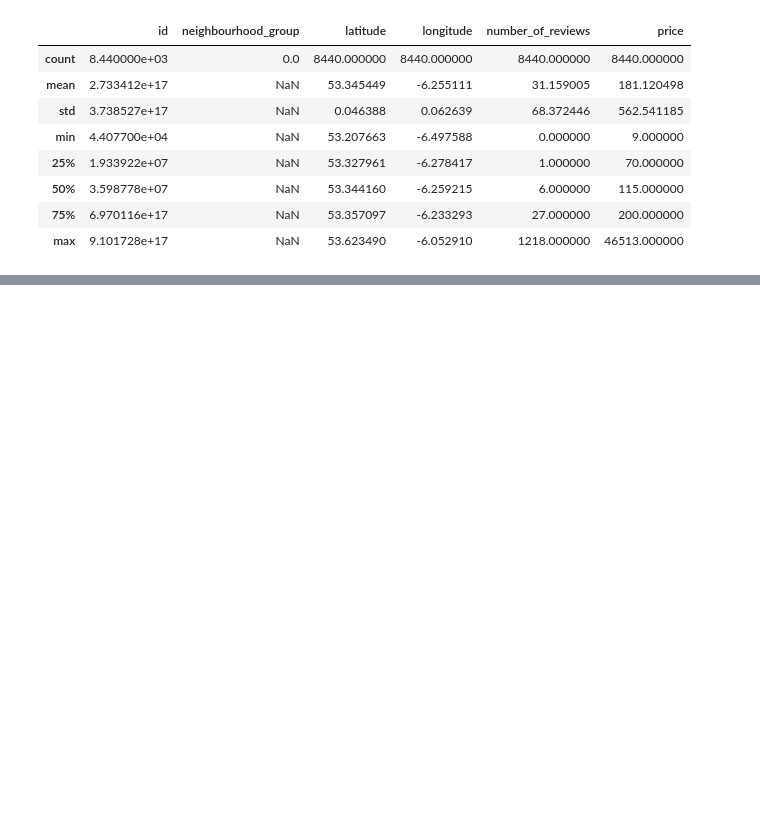
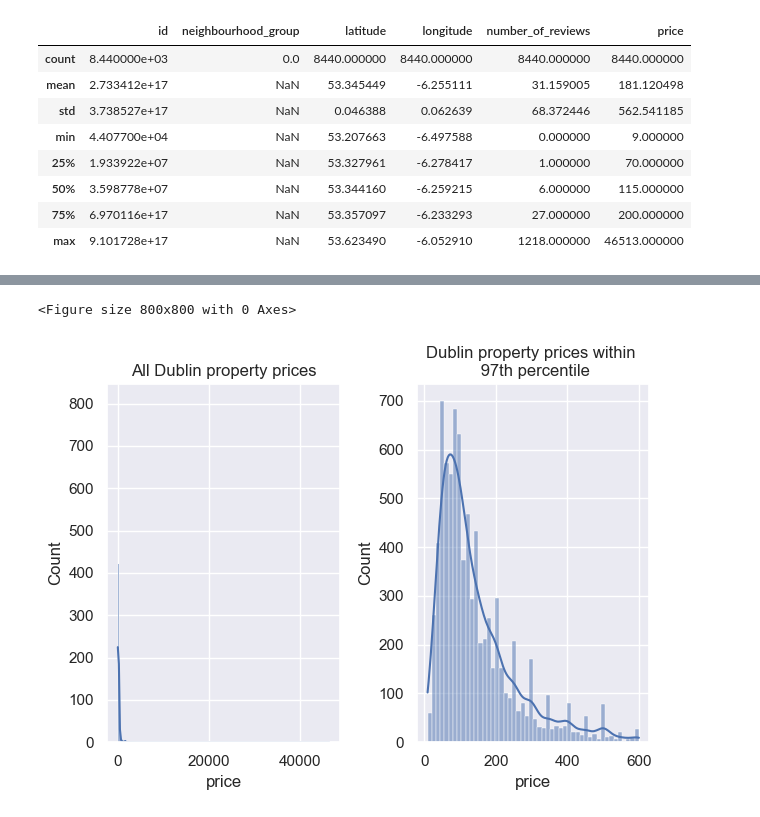
Before and after one commit to MattMacCollum/Dublin-Air-Bnb-Geospatial-Analysis, a Jupyter notebook: AirBnb_Geoplot.ipynb, the cells around one changed output, grey strips where cells are left out. Cells and saved outputs as stored; diff of their text form; code cells hidden in the pictures; blank space fills up the shorter version.

```diff
--- a/AirBnb_Geoplot.ipynb
+++ b/AirBnb_Geoplot.ipynb
@@ -60,0 +71,14 @@ sns.displot(dub_listings.where(dub_listings.price < 2000)['price'],kde=True)
+# %%
+plt.figure(figsize=[8,8])
+fig, axs = plt.subplots(1, 2)
+
+sns.histplot(dub_listings['price'], kde=True, ax=axs[0])
+sns.histplot(dub_listings.where(dub_listings.price <= 600)['price'], kde=True, ax=axs[1])
+
+axs[0].set_title('All Dublin property prices')
+axs[1].set_title('Dublin property prices within \n 97th percentile')
+
+fig.tight_layout()
+# %% [output]
+<Figure size 800x800 with 0 Axes>
+[figure, added]
```
Also changed, not shown: parts of 7 cells of this notebook.
